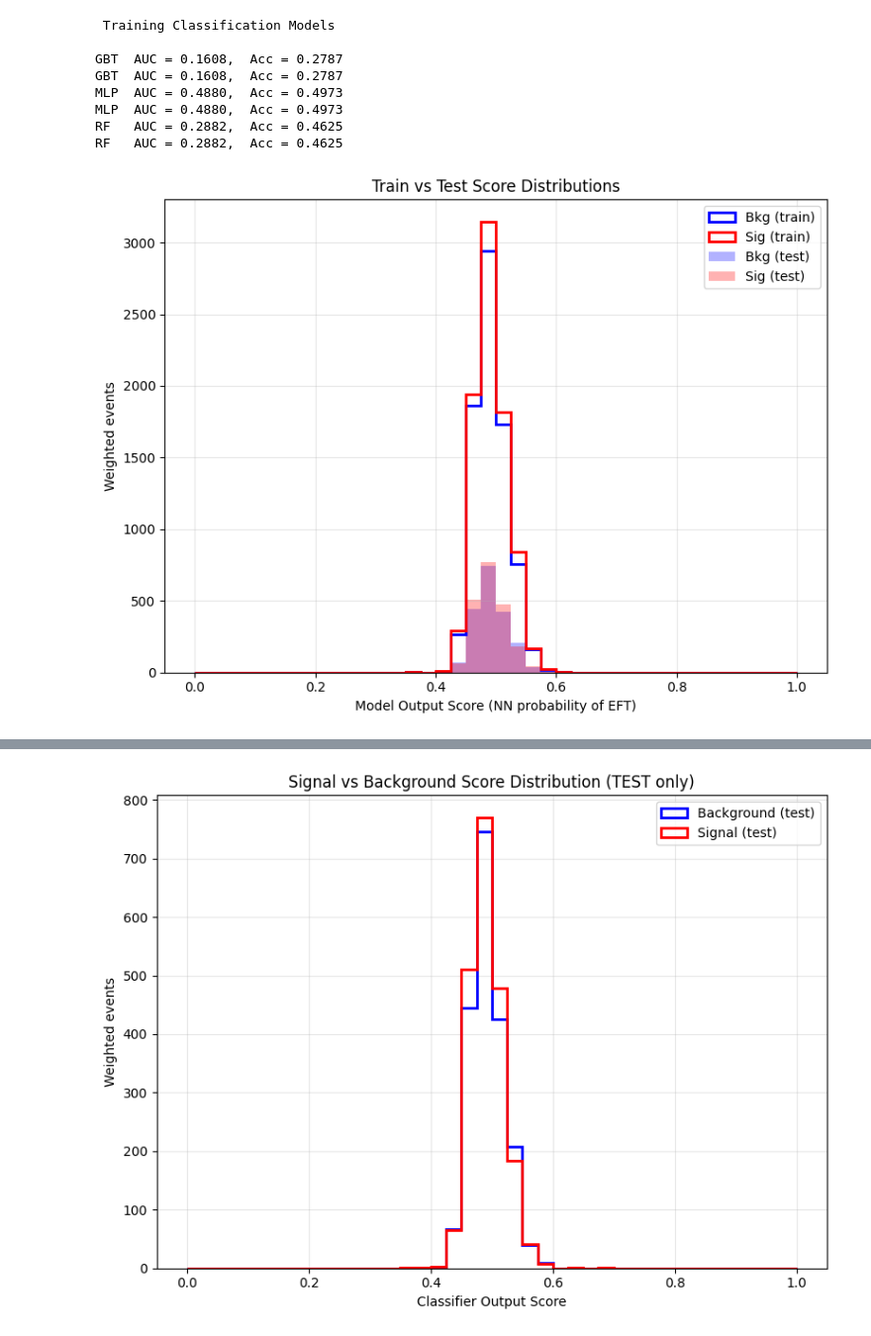
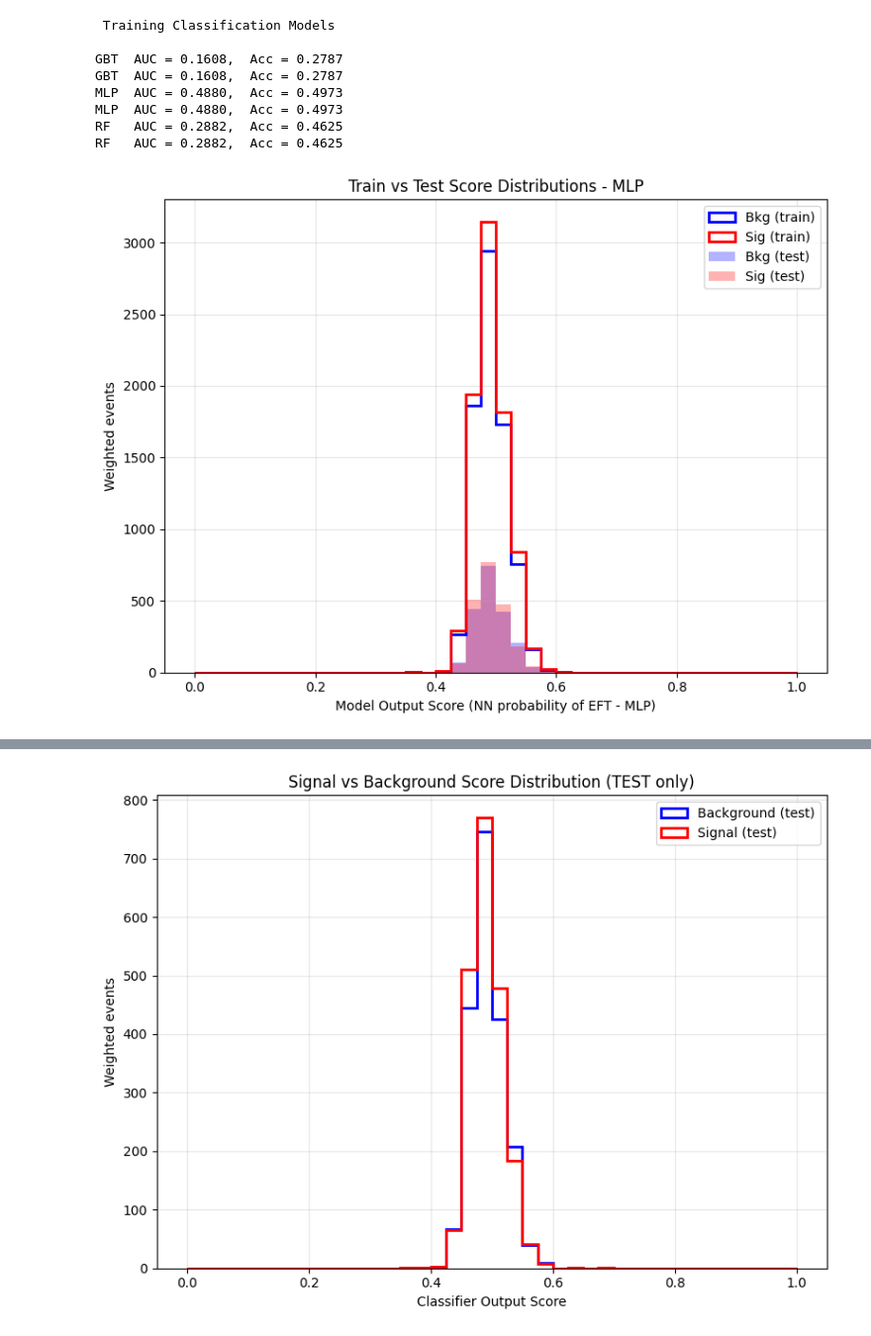
Before and after one commit to John-Aremu/SM-vs-EFT-simulation-analysis, a Jupyter notebook: SMEFT Analysis.ipynb, the cells around one changed output, grey strips where cells are left out. Shown at 99% size. Drawn from its saved outputs; the diff is of its cells as text; code cells hidden in the pictures.

```diff
--- a/SMEFT Analysis.ipynb
+++ b/SMEFT Analysis.ipynb
@@ -715,33 +717,33 @@ RF   AUC = 0.2882,  Acc = 0.4625
 score_train = model_mlp.predict_proba(X_train_scaled)[:, 1]
 score_test  = model_mlp.predict_proba(X_test_scaled)[:, 1]
 
 # Separate signal vs background
 train_sig  = score_train[y_train == 1]
 train_bkg  = score_train[y_train == 0]
 test_sig   = score_test[y_test == 1]
 test_bkg   = score_test[y_test == 0]
 
 w_train_sig = w_train[y_train == 1]
 w_train_bkg = w_train[y_train == 0]
 w_test_sig  = w_test[y_test == 1]
 w_test_bkg  = w_test[y_test == 0]
 
 plt.figure(figsize=(8,6))
 plt.grid(alpha=0.3)
 
 # Plot training distributions
 plt.hist(train_bkg, bins=40, range=(0,1), weights=w_train_bkg, histtype='step', color='blue',  lw=2, label='Bkg (train)')
 plt.hist(train_sig, bins=40, range=(0,1), weights=w_train_sig, histtype='step', color='red',   lw=2, label='Sig (train)')
 
 # Plot test distributions
 plt.hist(test_bkg, bins=40, range=(0,1), weights=w_test_bkg, histtype='stepfilled', alpha=0.3, color='blue', label='Bkg (test)')
 plt.hist(test_sig, bins=40, range=(0,1), weights=w_test_sig, histtype='stepfilled', alpha=0.3, color='red',  label='Sig (test)')
 
-plt.xlabel("Model Output Score (NN probability of EFT)")
+plt.xlabel("Model Output Score (NN probability of EFT - MLP)")
 plt.ylabel("Weighted events")
-plt.title("Train vs Test Score Distributions")
+plt.title("Train vs Test Score Distributions - MLP")
 plt.legend()
 plt.tight_layout()
 plt.show()
 # %% [output]
-[figure, old version]
+[figure, new version]
```
Also changed, not shown: parts of 12 cells of this notebook.
